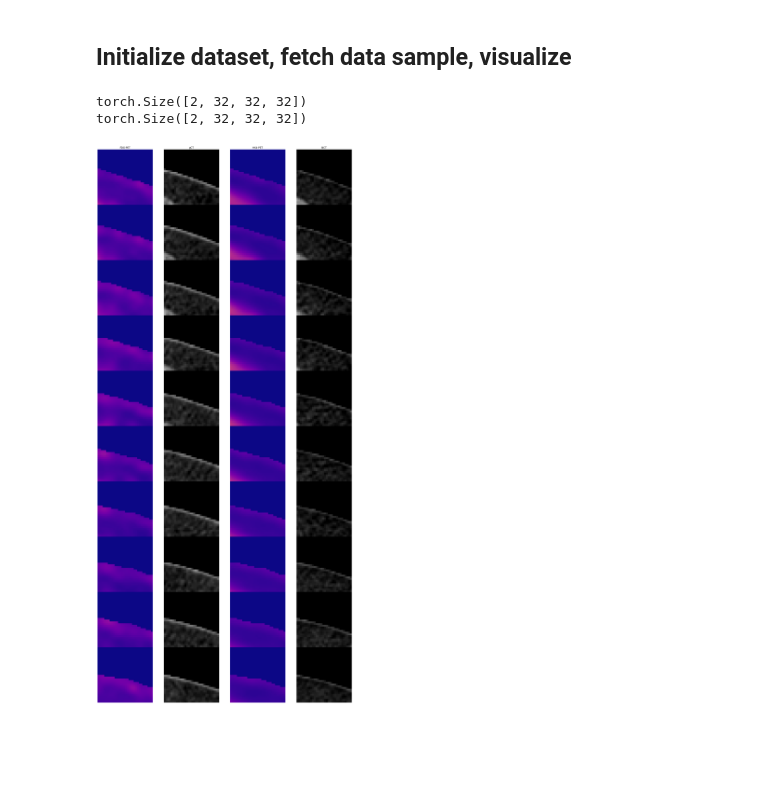
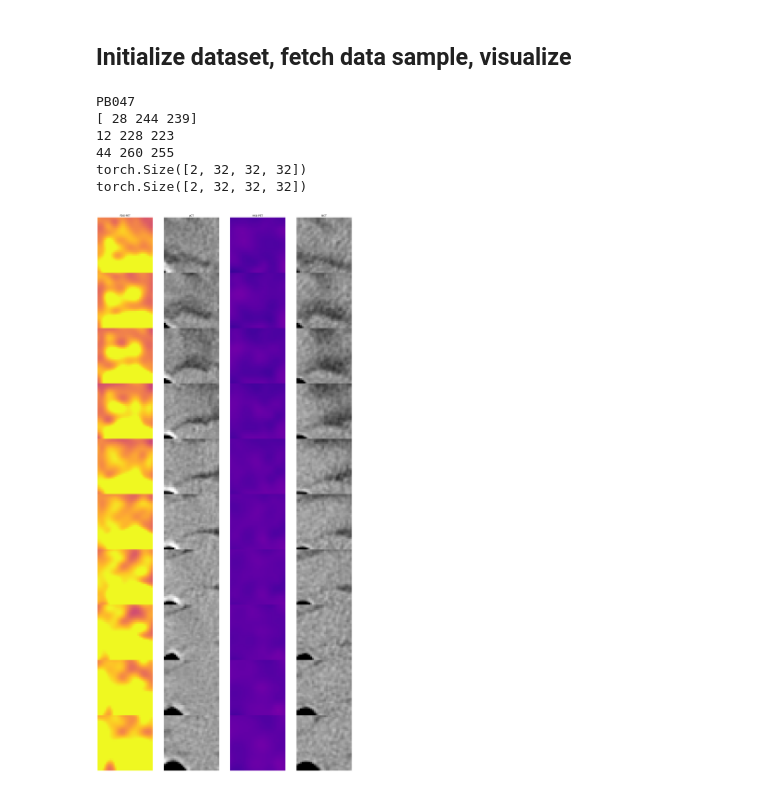
Before and after one commit to Maastro-CDS-Imaging-Group/HX4-PET-translation, a Jupyter notebook: notebooks/Patch_Based_Data_Loading.ipynb, the cells around one changed output. Cells and saved outputs as stored; diff of their text form; code cells hidden in the pictures; blank space fills up the shorter version.

Commit message:
Bug fix in paired patch sampler

```diff
--- a/notebooks/Patch_Based_Data_Loading.ipynb
+++ b/notebooks/Patch_Based_Data_Loading.ipynb
@@ -100,9 +95,13 @@ class PairedPatchSampler3D():
 
         patch_dict_A, patch_dict_B = {}, {}
         for k in image_dict_A.keys():
-            patch_dict_A[k] = image_dict_A[k][z1:z2, x1:x2, y1:y2]
+            patch_dict_A[k] = image_dict_A[k][z1:z2, y1:y2, x1:x2]
         for k in image_dict_B.keys():
-            patch_dict_B[k] = image_dict_B[k][z1:z2, x1:x2, y1:y2]
+            patch_dict_B[k] = image_dict_B[k][z1:z2, y1:y2, x1:x2]
+
+        print(focal_point)
+        print(z1, y1, x1)
+        print(z2, y2, x2)
 
         return patch_dict_A, patch_dict_B
 
@@ -125,11 +124,11 @@ class PairedPatchSampler3D():
         valid_foc_pt_idx_min = np.zeros(3) + np.floor(self.patch_size/2)
         valid_foc_pt_idx_max = np.array(volume_size) - np.ceil(self.patch_size/2)
 
-        z1, x1, y1 = valid_foc_pt_idx_min.astype(np.uint16)
-        z2, x2, y2 = valid_foc_pt_idx_max.astype(np.uint16)
+        z1, y1, x1 = valid_foc_pt_idx_min.astype(np.uint16)
+        z2, y2, x2 = valid_foc_pt_idx_max.astype(np.uint16)
 
         # Set valid zone values as 1
-        sampling_prob_map[z1:z2, x1:x2, y1:y2] = 1
+        sampling_prob_map[z1:z2, y1:y2, x1:x2] = 1
 
         # Filter out those outside the body region
         sampling_prob_map = sampling_prob_map * body_mask
@@ -166,11 +165,13 @@ class HX4PETTranslationTrainDataset(Dataset):
         self.paired = paired
         self.require_ldct = require_ldct
 
+        self.patient_ids = sorted(os.listdir(root_path))
+
         self.image_paths = {'FDG-PET': [], 'pCT': [], 'HX4-PET': [], 'body-mask': []}
         if self.require_ldct:  # If ldCT is required during unpaired training
             self.image_paths['ldCT'] = []
 
-        for patient in sorted(os.listdir(root_path)):
+        for patient in self.patient_ids:
             patient_image_paths = {}
             patient_image_paths['FDG-PET'] = f"{root_path}/{patient}/fdg_pet.nrrd"
             patient_image_paths['pCT'] = f"{root_path}/{patient}/pct.nrrd"
@@ -204,6 +205,8 @@ class HX4PETTranslationTrainDataset(Dataset):
 
 
     def __getitem__(self, index):
+
+        print(self.patient_ids[index])
 
         # ------------
         # Fetch images
@@ -302,27 +305,31 @@ print(len(train_dataset))
 # %% [markdown]
 ## Initialize dataset, fetch data sample, visualize
 # %%
-sample_idx = np.random.randint(0, len(train_dataset))
+sample_idx = 0
 
 sample = train_dataset[sample_idx]
 
 print(sample['A'].shape)
 print(sample['B'].shape)
 # %% [output]
+PB047
+[ 28 244 239]
+12 228 223
+44 260 255
 torch.Size([2, 32, 32, 32])
 torch.Size([2, 32, 32, 32])
 # %%
 # Visualization
 fdg_pet = sample['A'][0, :, :, :].numpy().transpose(2,1,0)
 pct = sample['A'][1, :, :, :].numpy().transpose(2,1,0)
 hx4_pet = sample['B'][0, :, :, :].numpy().transpose(2,1,0)
 ldct = sample['B'][1, :, :, :].numpy().transpose(2,1,0)
 
 visualizer.set_spacing((1,1,3))
 visualizer.multi_image_strips([fdg_pet, pct, hx4_pet, ldct],
                               image_types=['PET', 'CT', 'PET', 'CT'],
                               idx_range=[0, 10],
                               view='axial',
-                              subtitles=['FDG-PET', 'pCT', 'HX4-PET', 'ldCT',])
+                              subtitles=['FDG-PET', 'pCT', 'HX4-PET', 'ldCT'])
 # %% [output]
-[figure, old version]
+[figure, new version]
```
Also changed, not shown: parts of 4 cells of this notebook.
